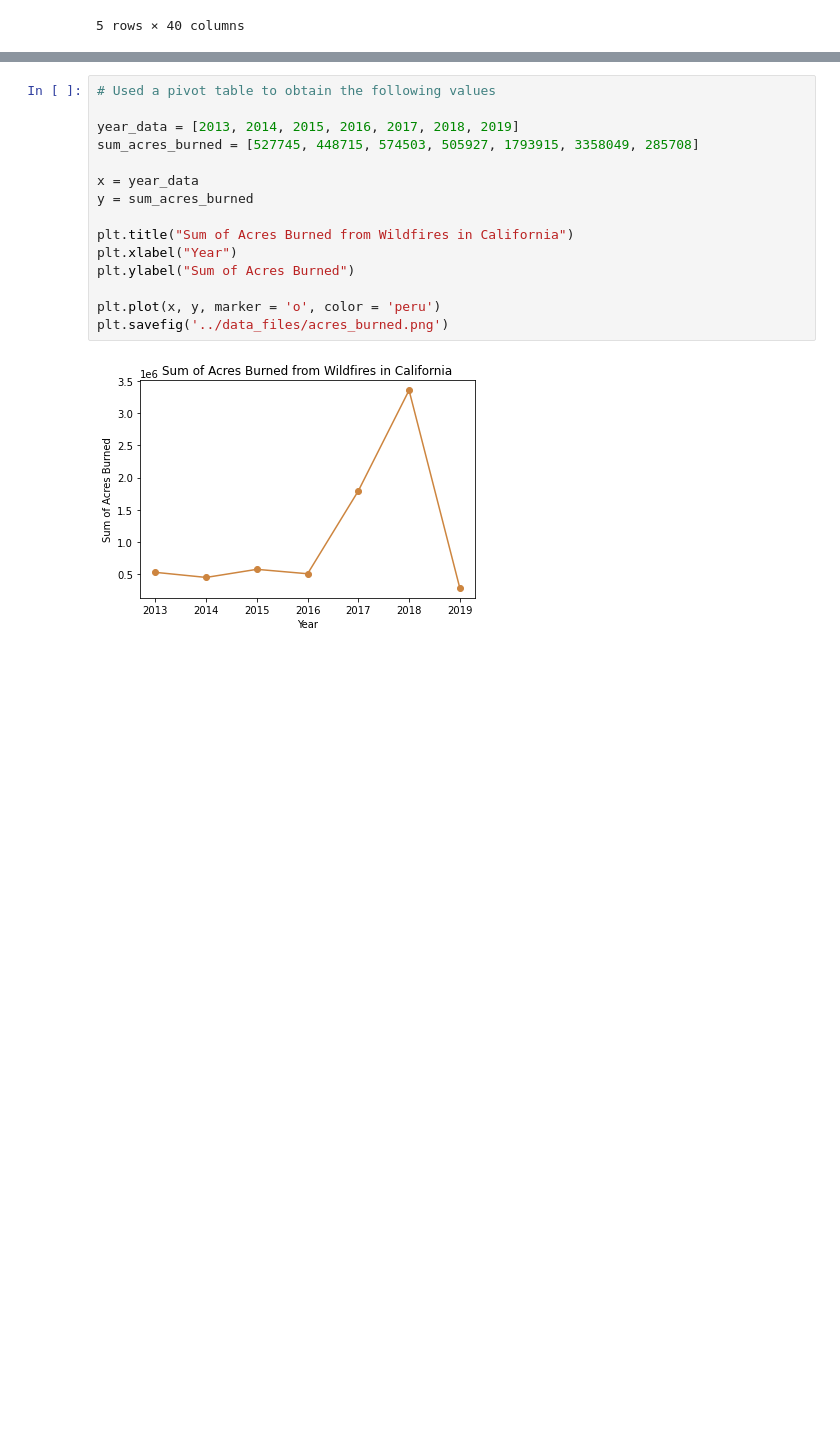
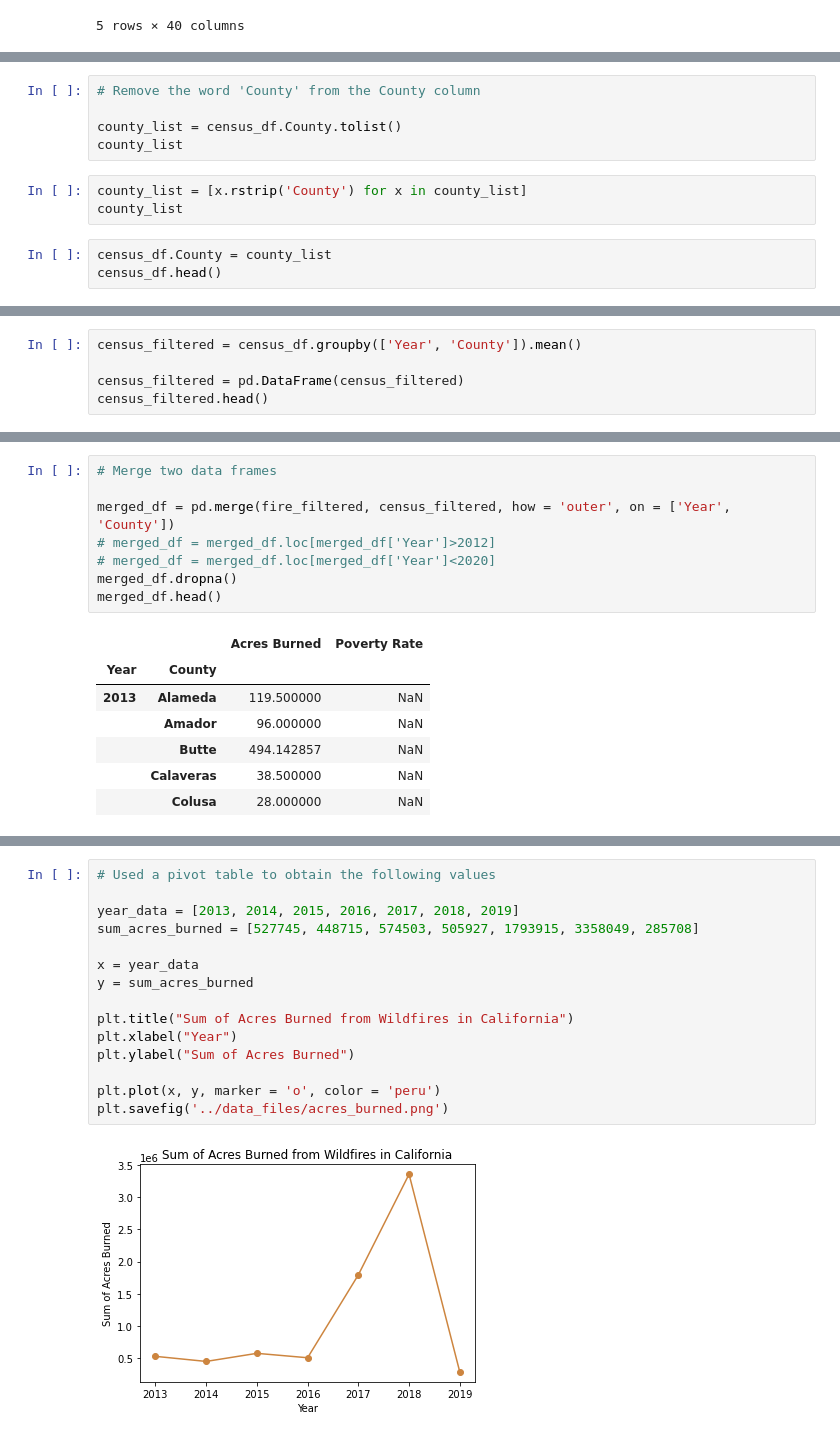
Before and after one commit to KeSavanh/Project_1, a Jupyter notebook: wildfire_analysis/WildFireAnalysis.ipynb, the cells around one changed output, grey strips where cells are left out. Cells and saved outputs as stored; diff of their text form; blank space fills up the shorter version.

```diff
--- a/wildfire_analysis/FireAnalysis.ipynb
+++ b/wildfire_analysis/WildFireAnalysis.ipynb
@@ -71,0 +120,11 @@ fire_df.head()
+# %%
+# Remove the word 'County' from the County column
+
+county_list = census_df.County.tolist()
+county_list
+# %%
+county_list = [x.rstrip('County') for x in county_list]
+county_list
+# %%
+census_df.County = county_list
+census_df.head()
@@ -71,0 +138,5 @@ fire_df.head()
+# %%
+census_filtered = census_df.groupby(['Year', 'County']).mean()
+
+census_filtered = pd.DataFrame(census_filtered)
+census_filtered.head()
@@ -71,0 +151,16 @@ fire_df.head()
+# %%
+# Merge two data frames
+
+merged_df = pd.merge(fire_filtered, census_filtered, how = 'outer', on = ['Year', 'County'])
+# merged_df = merged_df.loc[merged_df['Year']>2012]
+# merged_df = merged_df.loc[merged_df['Year']<2020]
+merged_df.dropna()
+merged_df.head()
+# %% [output]
+|  |  | Acres Burned | Poverty Rate |
+| Year | County |  |  |
+| 2013 | Alameda | 119.500000 | NaN |
+|  | Amador | 96.000000 | NaN |
+|  | Butte | 494.142857 | NaN |
+|  | Calaveras | 38.500000 | NaN |
+|  | Colusa | 28.000000 | NaN |
```
Also changed, not shown: parts of 9 cells of this notebook, 2 other files.
